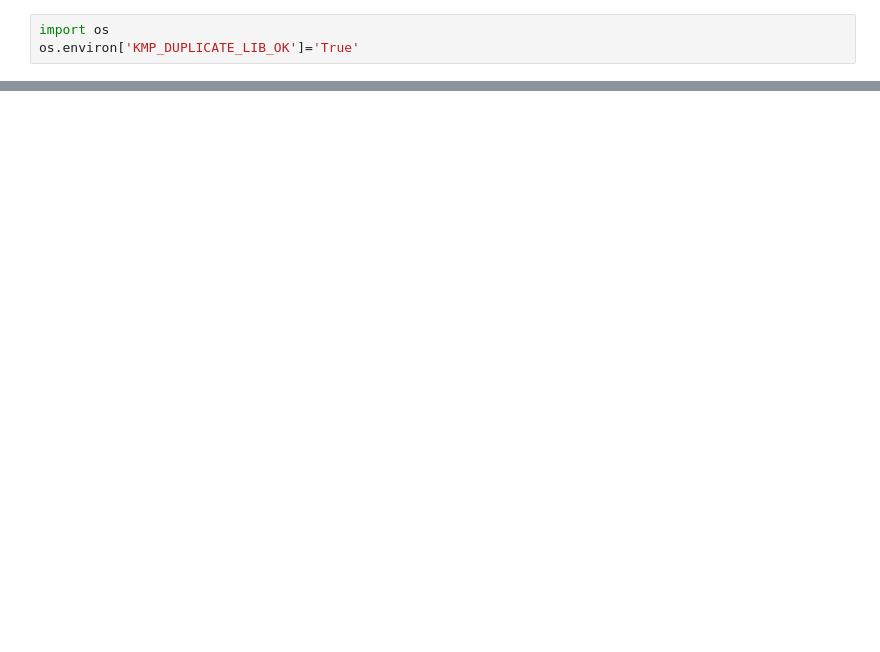
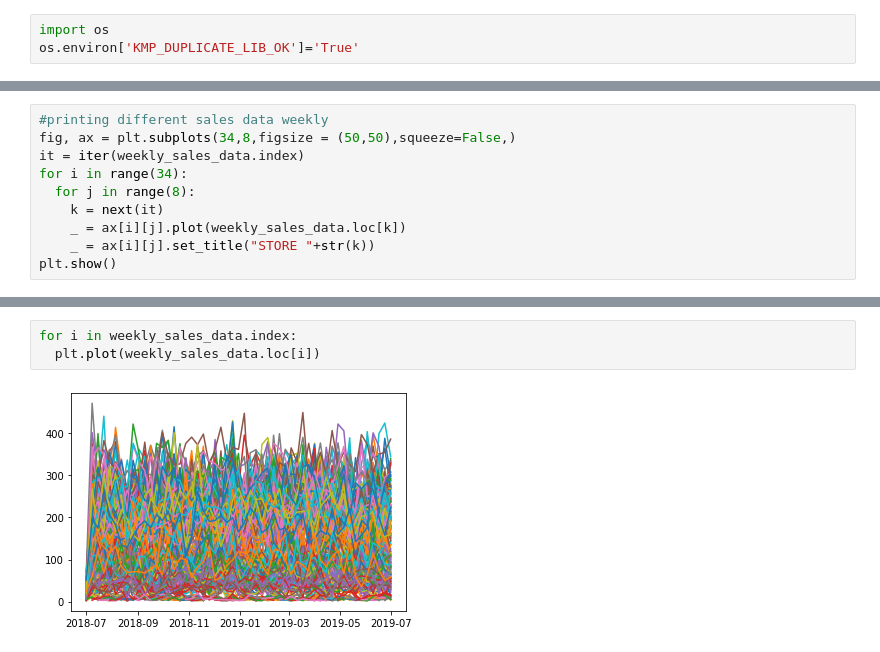
Before and after one commit to batwhite/Data-Science-Project, a Jupyter notebook: Analysis.ipynb, the cells around one changed output, grey strips where cells are left out. Drawn from its saved outputs; the diff is of its cells as text; blank space fills up the shorter version.

```diff
--- a/Analysis.ipynb
+++ b/Analysis.ipynb
@@ -123,0 +216,10 @@ Timestamp('2000-01-09 00:00:00')
+# %%
+#printing different sales data weekly
+fig, ax = plt.subplots(34,8,figsize = (50,50),squeeze=False,)
+it = iter(weekly_sales_data.index)
+for i in range(34):
+  for j in range(8):
+    k = next(it)
+    _ = ax[i][j].plot(weekly_sales_data.loc[k])
+    _ = ax[i][j].set_title("STORE "+str(k))
+plt.show()
@@ -123,0 +228,5 @@ Timestamp('2000-01-09 00:00:00')
+# %%
+for i in weekly_sales_data.index:
+  plt.plot(weekly_sales_data.loc[i])
+# %% [output]
+[figure, added]
```
Also changed, not shown: parts of 22 cells of this notebook.
